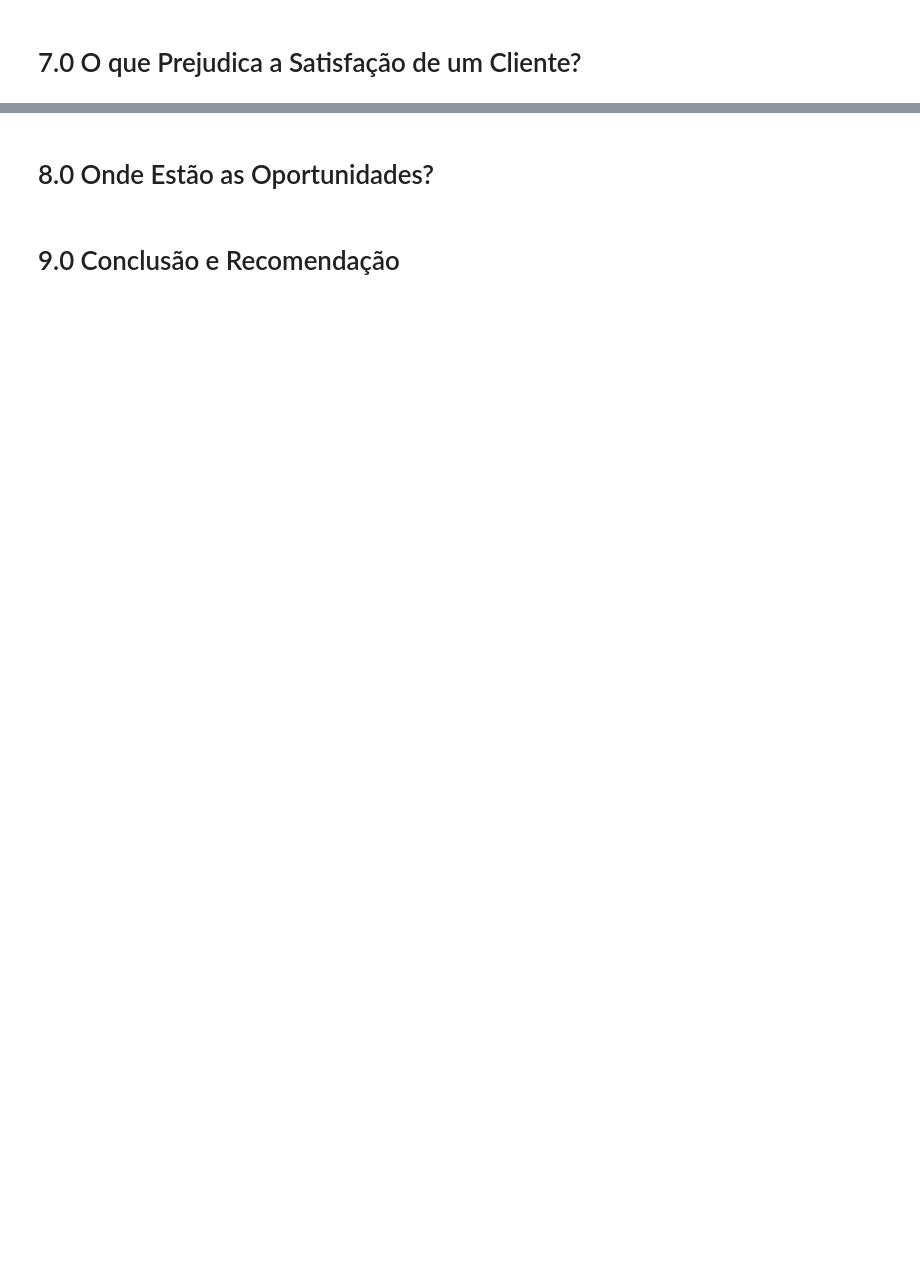
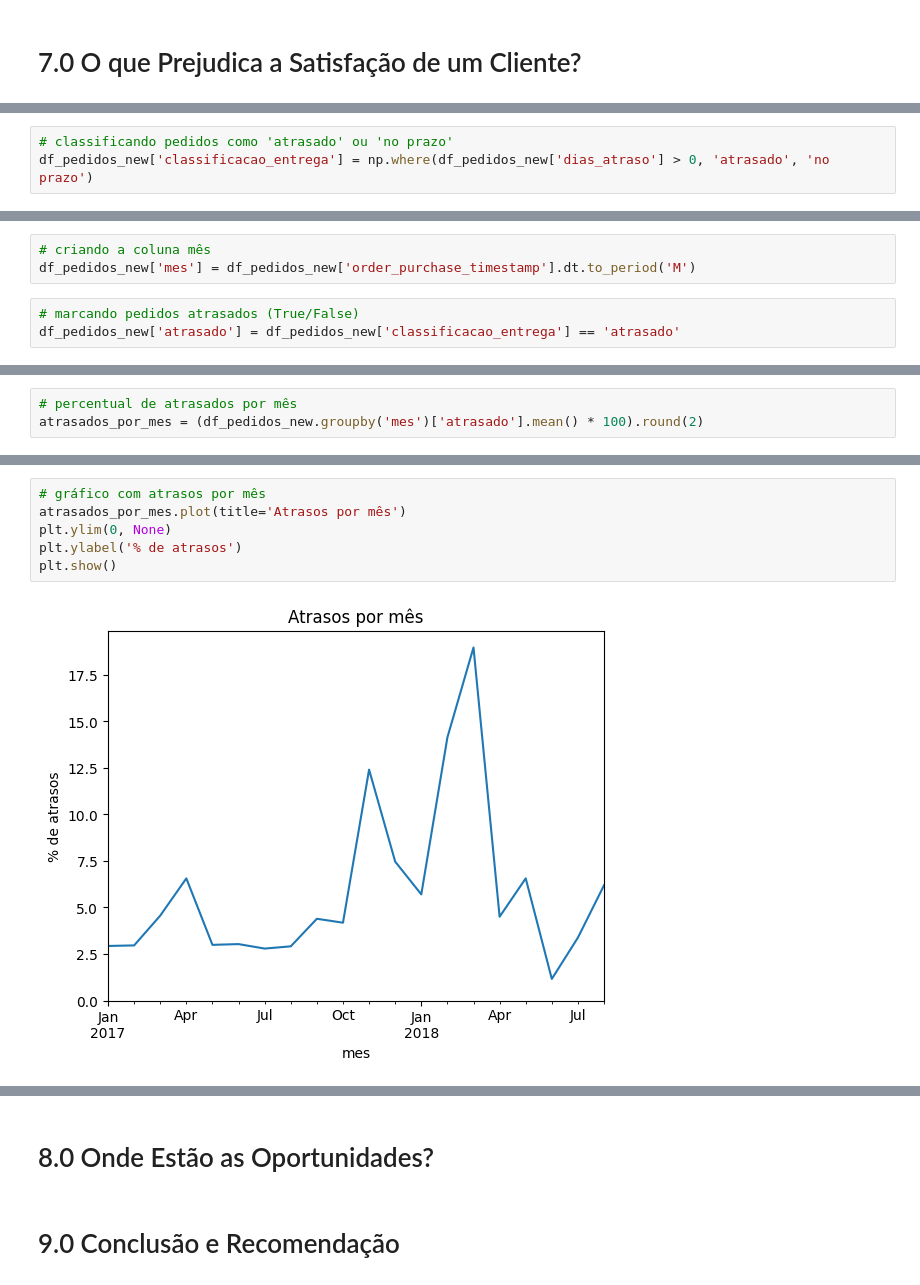
Before and after one commit to alefaizi/tech-challenge-olist, a Jupyter notebook: notebooks/03_analise.ipynb, the cells around one changed output, grey strips where cells are left out. Saved outputs shown, nothing was run; the diff lists cells and outputs as text; blank space fills up the shorter version.

```diff
--- a/notebooks/03_analise.ipynb
+++ b/notebooks/03_analise.ipynb
@@ -407,0 +476,3 @@ Questão em aberto: os prazos de entrega pioraram entre out/2017 e mar/2018? Se
+# %%
+# classificando pedidos como 'atrasado' ou 'no prazo'
+df_pedidos_new['classificacao_entrega'] = np.where(df_pedidos_new['dias_atraso'] > 0, 'atrasado', 'no prazo')
@@ -407,0 +518,6 @@ Questão em aberto: os prazos de entrega pioraram entre out/2017 e mar/2018? Se
+# %%
+# criando a coluna mês
+df_pedidos_new['mes'] = df_pedidos_new['order_purchase_timestamp'].dt.to_period('M')
+# %%
+# marcando pedidos atrasados (True/False)
+df_pedidos_new['atrasado'] = df_pedidos_new['classificacao_entrega'] == 'atrasado'
@@ -407,0 +532,3 @@ Questão em aberto: os prazos de entrega pioraram entre out/2017 e mar/2018? Se
+# %%
+# percentual de atrasados por mês
+atrasados_por_mes = (df_pedidos_new.groupby('mes')['atrasado'].mean() * 100).round(2)
@@ -407,0 +555,8 @@ Questão em aberto: os prazos de entrega pioraram entre out/2017 e mar/2018? Se
+# %%
+# gráfico com atrasos por mês
+atrasados_por_mes.plot(title='Atrasos por mês')
+plt.ylim(0, None)
+plt.ylabel('% de atrasos')
+plt.show()
+# %% [output]
+[figure, added]
```
Also changed, not shown: parts of 27 cells of this notebook, 1 other file.
